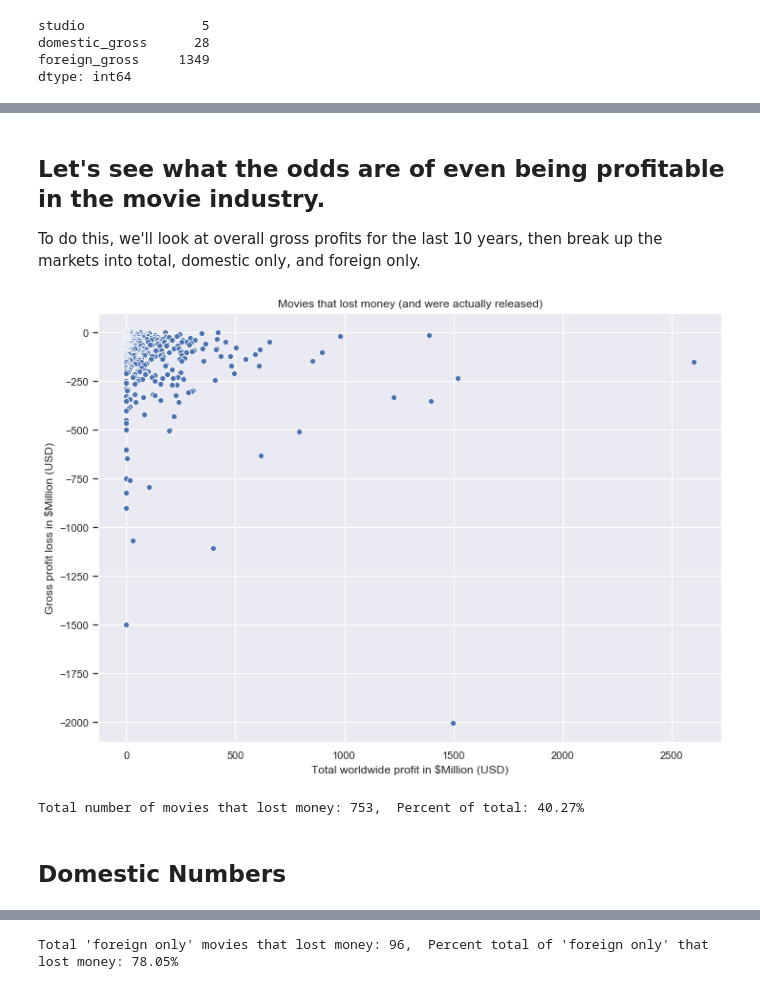
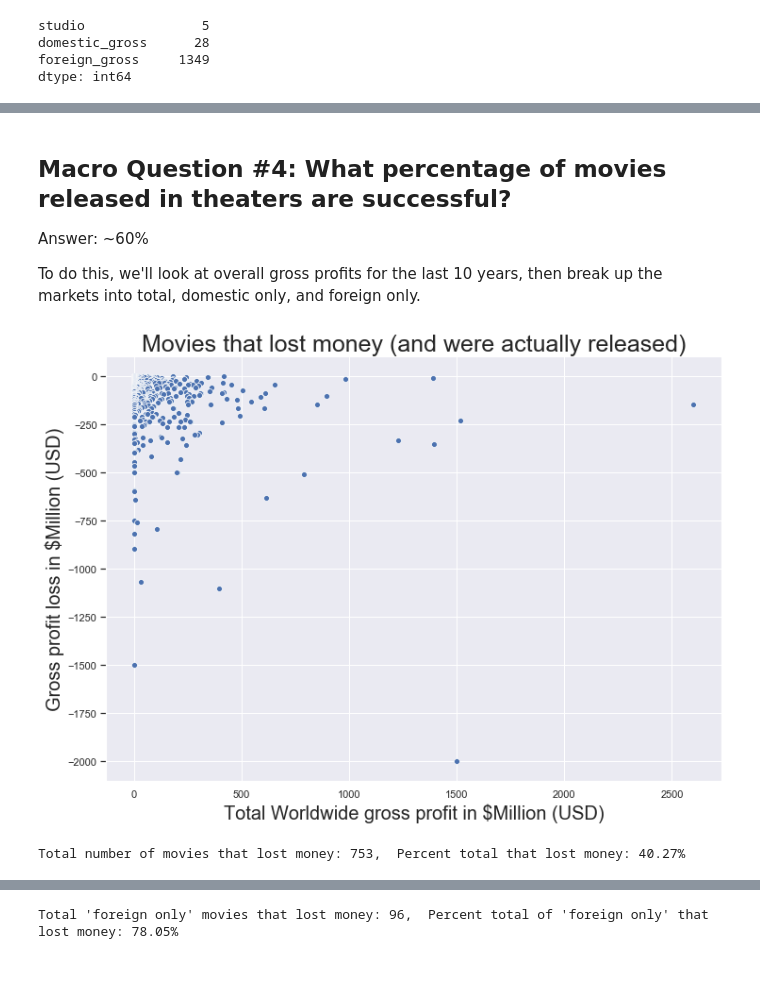
Before and after one commit to stones-1130/dsc-mod-1-project-v2-1-onl01-dtsc-pt-041320, a Jupyter notebook: student.ipynb, the cells around one changed output, grey strips where cells are left out. Cells and saved outputs as stored; diff of their text form; code cells hidden in the pictures.

```diff
--- a/student.ipynb
+++ b/student.ipynb
@@ -371,0 +474,5 @@ df_9.head()
+# %%
+#SORT BY LAST 10 YEARS
+df_9 = df_9[df_9['year'] > 2010]
+
+df_9
@@ -414,8 +539,8 @@ df_finance.head()
 | 3 | Apr 3, 2015 | Furious 7 | 190000000 | 353007020 | 1518722794 | 1328722794 | ... |
 | 4 | Jul 15, 2011 | Harry Potter and the Deathly Hall... | 125000000 | 381193157 | 1341693157 | 1216693157 | ... |
 # %%
-#RE-CREATE THE 'foreign_gross' COLUMN USING df_8 DATA IN CASE WE NEED IT LATER
-df_finance['foreign_gross'] = df_finance['worldwide_gross'] - (df_finance['domestic_gross_x'] > 0)
+#CREATE THE 'foreign_gross' COLUMN USING df_8 DATA IN CASE WE NEED IT LATER
+df_finance['foreign_gross'] = df_finance['worldwide_gross'] - df_finance['domestic_gross_x']
 # %%
 df_finance.head()
 # %% [output]
@@ -447,0 +553,5 @@ Name: release_year, Length: 1870, dtype: int64
+# %%
+#ADD YEAR MOVIE RELEASED COLUMN TO WHOLE df_finance
+df_finance["year_movie_released"] = df_finance['movie'] + "{}".format(" - ") + df_finance['release_year']
+
+df_finance.head()
@@ -477,0 +675,5 @@ ax = sns.scatterplot(x='worldwide_gross', y='gross_profit', data=df_finance)
+# %%
+#ADD YEAR MOVIE RELEASED COLUMN TO WHOLE df_finance
+df_finance["year_movie_released"] = df_finance['movie'] + "{}".format(" - ") + df_finance['release_year']
+
+df_finance.head()
@@ -478,20 +705,22 @@ ax = sns.scatterplot(x='worldwide_gross', y='gross_profit', data=df_finance)
 # %% [markdown]
-## Let's see what the odds are of even being profitable in the movie industry.
+## Macro Question #4: What percentage of movies released in theaters are successful?
+
+Answer: ~60%
 
 To do this, we'll look at overall gross profits for the last 10 years, then break up the markets into total, domestic only, and foreign only.
 # %%
 #PLOT ALL THE MOVIES THAT LOST MONEY BUT STILL HAD A NET POSITIVE WORLDWIDE GROSS (MEANING THEY WERE RELEASED)
 
 x = df_finance['worldwide_gross'] * (.00001)
 y = df_finance['gross_profit'][df_finance['gross_profit'] < 0] * (.00001)
 
 ax = sns.scatterplot(x, y, data=df_finance)
 
-ax.set(xlabel='Total worldwide profit in $Million (USD)',
-       ylabel='Gross profit loss in $Million (USD)',
-      title='Movies that lost money (and were actually released)');
+ax.set_xlabel('Total Worldwide gross profit in $Million (USD)', fontsize=20)
+ax.set_ylabel('Gross profit loss in $Million (USD)', fontsize=20)
+ax.set_title('Movies that lost money (and were actually released)', fontsize=25);
 # %% [output]
-[figure, old version]
+[figure, new version]
 # %%
 #WHAT PERCENT OF ALL MOVIES IN LAST 10 YEARS LOST MONEY?
 
@@ -501,11 +730,9 @@ df_gross_neg = df_finance['gross_profit'].loc[df_finance['gross_profit'] < 0].co
 #CALCULATE PERCENT OF MOVIES THAT WHERE SHOWN IN THE US THAT LOST MONEY
 d_loss_percent = np.round((df_gross_neg / (df_finance['movie'].count()) * 100), 2)
 
-print("Total number of movies that lost money: {}, ".format(df_gross_neg), "Percent of total: {}%".format(d_loss_percent))
+print("Total number of movies that lost money: {}, ".format(df_gross_neg), "Percent total that lost money: {}%".format(d_loss_percent))
 # %% [output]
-Total number of movies that lost money: 753,  Percent of total: 40.27%
+Total number of movies that lost money: 753,  Percent total that lost money: 40.27%
-# %% [markdown]
-## Domestic Numbers
 # %%
 #HOW MANY DOMESTIC MOVIES LOST MONEY THAT WERE ACTUALLY RELEASED
 df_gross_dom_only = df_finance.loc[(df_finance['domestic_gross_x'] == df_finance['worldwide_gross'])
```
Also changed, not shown: parts of 159 cells of this notebook.
